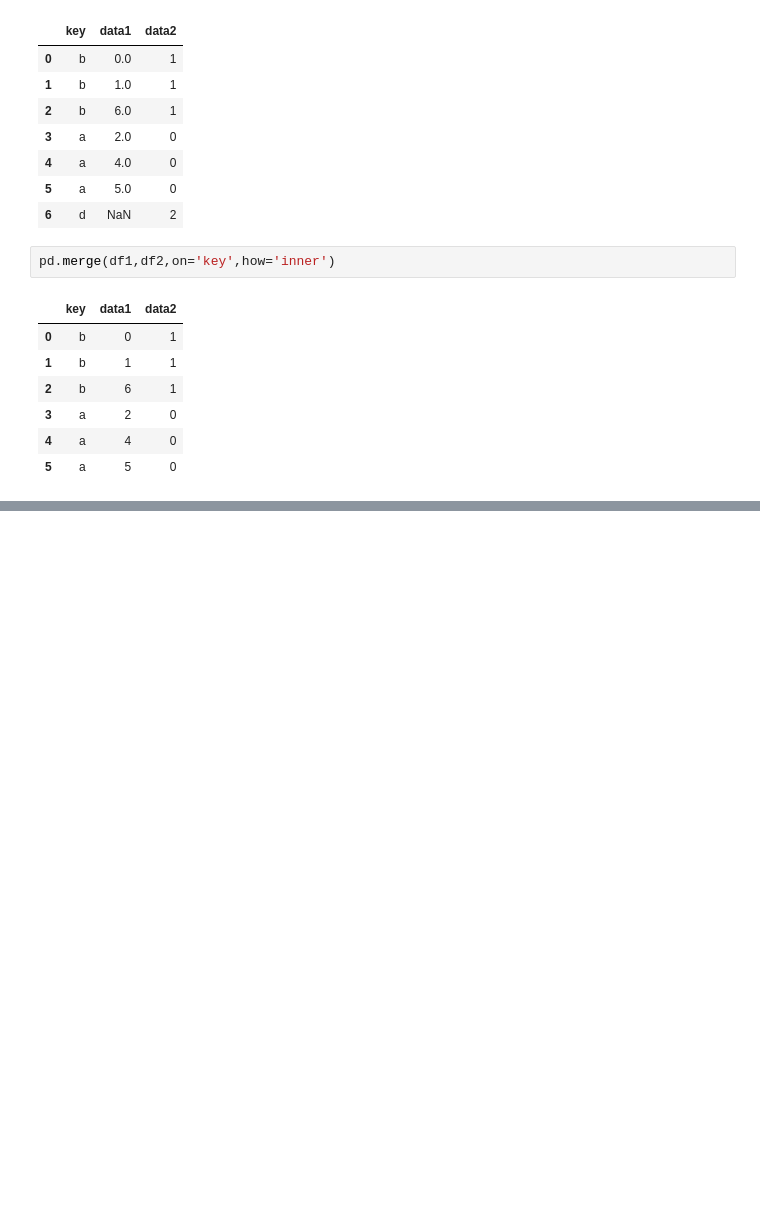
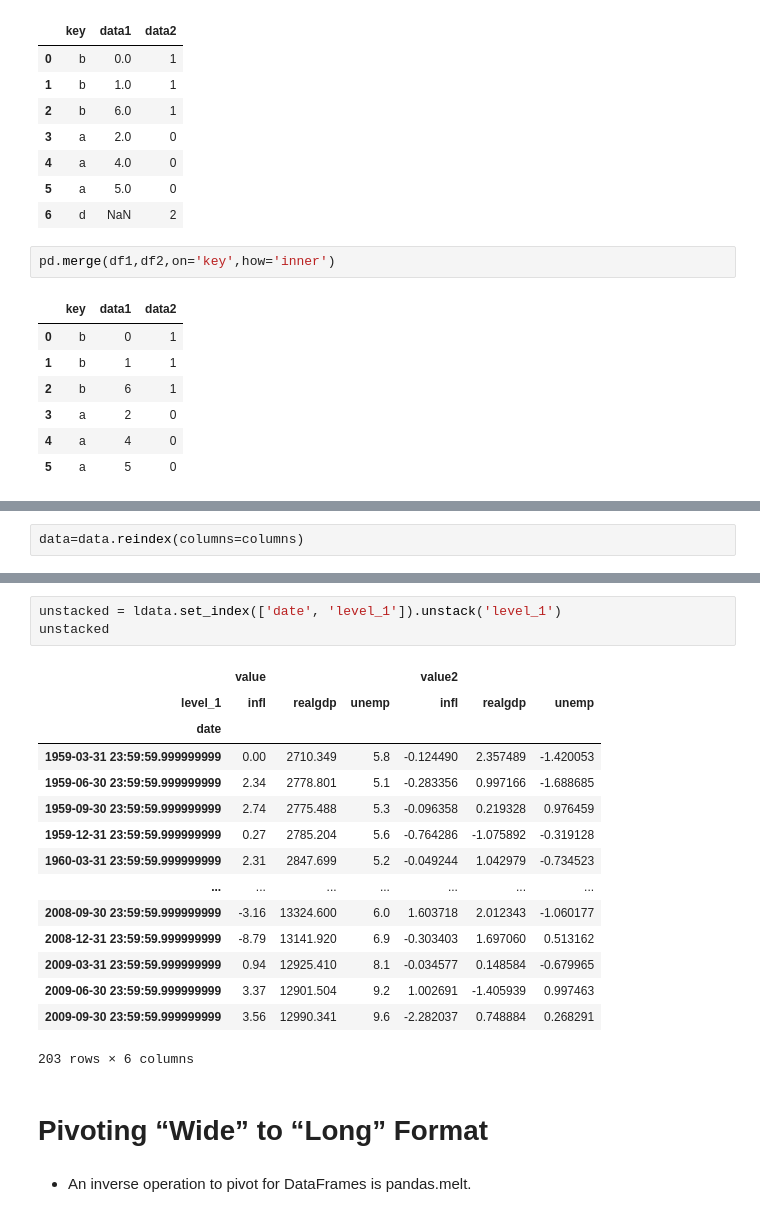
Before and after one commit to gokulyc/python123, a Jupyter notebook: JupyterCode/pandas_scripts_PDA.ipynb, the cells around one changed output, grey strips where cells are left out. Cells and saved outputs as stored; diff of their text form; blank space fills up the shorter version.

Commit message:
Update pandas_scripts_PDA.ipynb
upto chapter 8

```diff
--- a/JupyterCode/pandas_scripts_PDA.ipynb
+++ b/JupyterCode/pandas_scripts_PDA.ipynb
@@ -1754,0 +2359,2 @@ pd.merge(df1,df2,on='key',how='inner')
+# %%
+data=data.reindex(columns=columns)
@@ -1754,0 +2493,23 @@ pd.merge(df1,df2,on='key',how='inner')
+# %%
+unstacked = ldata.set_index(['date', 'level_1']).unstack('level_1')
+unstacked
+# %% [output]
+|  | value |  |  | value2 |  |  |
+| level_1 | infl | realgdp | unemp | infl | realgdp | unemp |
+| date |  |  |  |  |  |  |
+| 1959-03-31 23:59:59.999999999 | 0.00 | 2710.349 | 5.8 | -0.124490 | 2.357489 | -1.420053 |
+| 1959-06-30 23:59:59.999999999 | 2.34 | 2778.801 | 5.1 | -0.283356 | 0.997166 | -1.688685 |
+| 1959-09-30 23:59:59.999999999 | 2.74 | 2775.488 | 5.3 | -0.096358 | 0.219328 | 0.976459 |
+| 1959-12-31 23:59:59.999999999 | 0.27 | 2785.204 | 5.6 | -0.764286 | -1.075892 | -0.319128 |
+| 1960-03-31 23:59:59.999999999 | 2.31 | 2847.699 | 5.2 | -0.049244 | 1.042979 | -0.734523 |
+| ... | ... | ... | ... | ... | ... | ... |
+| 2008-09-30 23:59:59.999999999 | -3.16 | 13324.600 | 6.0 | 1.603718 | 2.012343 | -1.060177 |
+| 2008-12-31 23:59:59.999999999 | -8.79 | 13141.920 | 6.9 | -0.303403 | 1.697060 | 0.513162 |
+| 2009-03-31 23:59:59.999999999 | 0.94 | 12925.410 | 8.1 | -0.034577 | 0.148584 | -0.679965 |
+| 2009-06-30 23:59:59.999999999 | 3.37 | 12901.504 | 9.2 | 1.002691 | -1.405939 | 0.997463 |
+| 2009-09-30 23:59:59.999999999 | 3.56 | 12990.341 | 9.6 | -2.282037 | 0.748884 | 0.268291 |
+203 rows × 6 columns
+# %% [markdown]
+# Pivoting “Wide” to “Long” Format
+# %% [markdown]
+- An inverse operation to pivot for DataFrames is pandas.melt.
```
Also changed, not shown: parts of 82 cells of this notebook.
